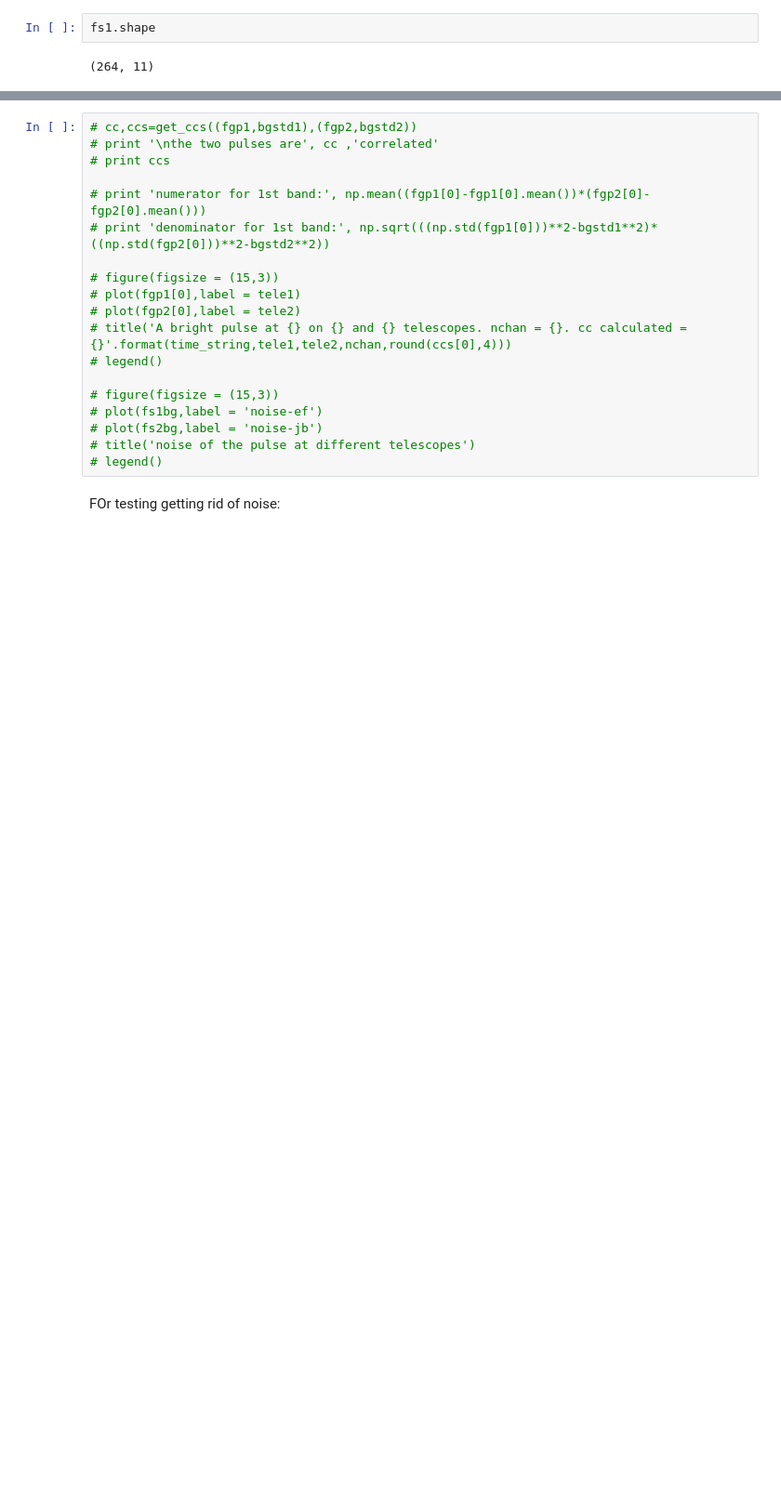
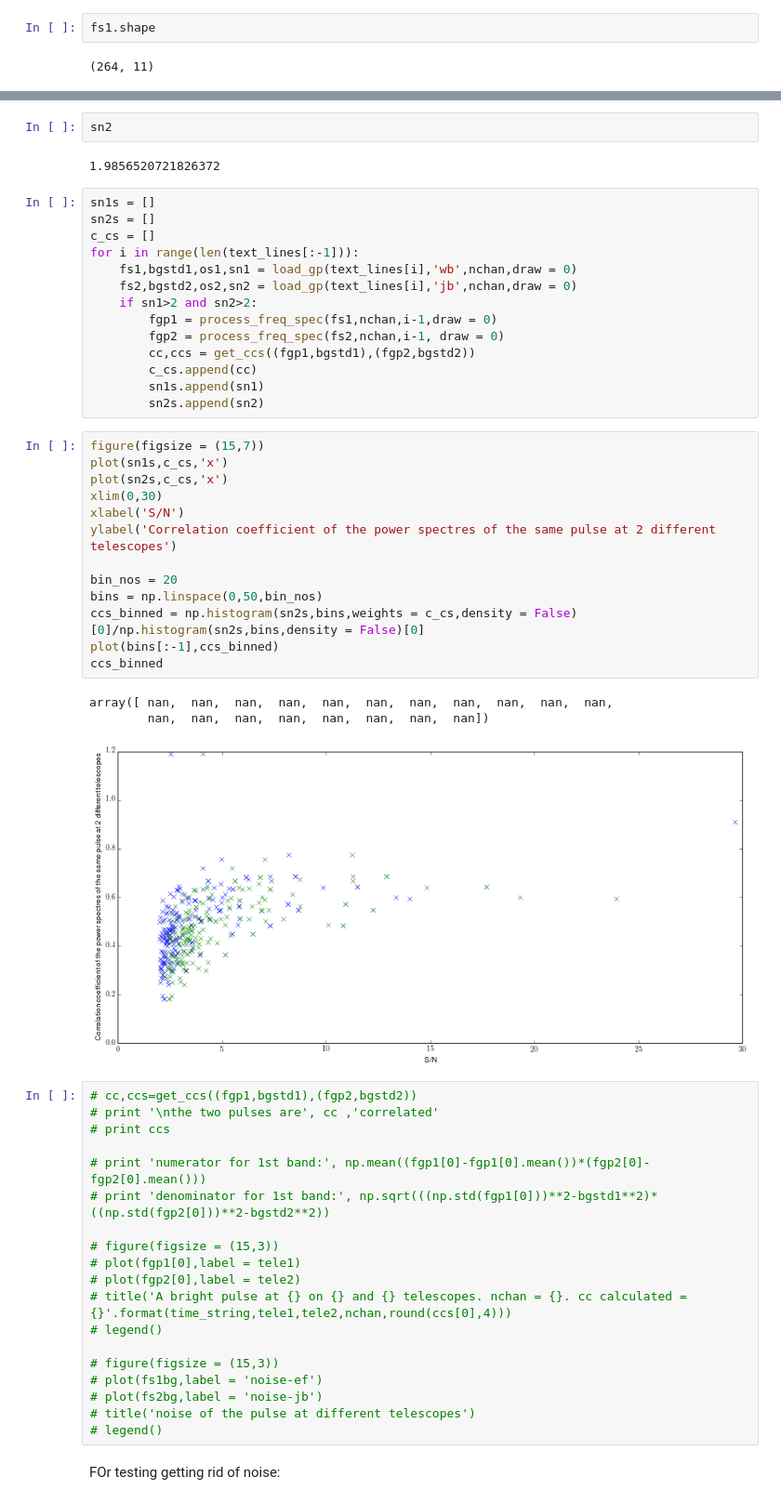
Before and after one commit to xiaozhengxu/scint_analysis, a Jupyter notebook: EVN_crab/process_frequency.ipynb, the cells around one changed output, grey strips where cells are left out. Shown at 93% size. Drawn from its saved outputs; the diff is of its cells as text; blank space fills up the shorter version.

```diff
--- a/EVN_crab/process_frequency.ipynb
+++ b/EVN_crab/process_frequency.ipynb
@@ -246,3 +248,38 @@ the two pulses are  0.0184727105173 [-0.093962842471759928, -0.07033627712496202
+# %%
+sn2
+# %% [output]
+1.9856520721826372
+# %%
+sn1s = []
+sn2s = []
+c_cs = []
+for i in range(len(text_lines[:-1])):
+    fs1,bgstd1,os1,sn1 = load_gp(text_lines[i],'wb',nchan,draw = 0)
+    fs2,bgstd2,os2,sn2 = load_gp(text_lines[i],'jb',nchan,draw = 0)
+    if sn1>2 and sn2>2:
+        fgp1 = process_freq_spec(fs1,nchan,i-1,draw = 0)
+        fgp2 = process_freq_spec(fs2,nchan,i-1, draw = 0)
+        cc,ccs = get_ccs((fgp1,bgstd1),(fgp2,bgstd2))
+        c_cs.append(cc)
+        sn1s.append(sn1)
+        sn2s.append(sn2)
+# %%
+figure(figsize = (15,7))
+plot(sn1s,c_cs,'x')
+plot(sn2s,c_cs,'x')
+xlim(0,30)
+xlabel('S/N')
+ylabel('Correlation coefficient of the power spectres of the same pulse at 2 different telescopes')
+
+bin_nos = 20
+bins = np.linspace(0,50,bin_nos)
+ccs_binned = np.histogram(sn2s,bins,weights = c_cs,density = False)[0]/np.histogram(sn2s,bins,density = False)[0]
+plot(bins[:-1],ccs_binned)
+ccs_binned
+# %% [output]
+array([ nan,  nan,  nan,  nan,  nan,  nan,  nan,  nan,  nan,  nan,  nan,
+        nan,  nan,  nan,  nan,  nan,  nan,  nan,  nan])
+[figure, added]
 # %%
 # cc,ccs=get_ccs((fgp1,bgstd1),(fgp2,bgstd2))
 # print '\nthe two pulses are', cc ,'correlated'
```
Also changed, not shown: parts of 2 cells of this notebook, 1 other file.
